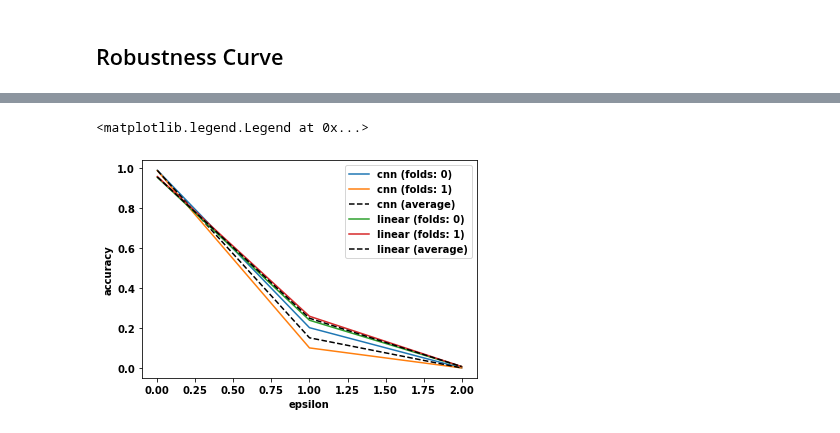
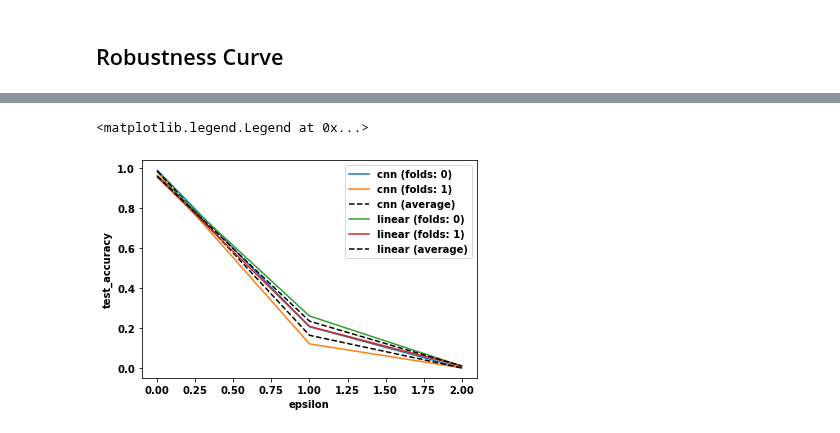
Before and after one commit to mit-ll-responsible-ai/responsible-ai-toolbox, a Jupyter notebook: docs/source/tutorials/Building-Workflows.ipynb, the cells around one changed output, grey strips where cells are left out. Drawn from its saved outputs; the diff is of its cells as text; code cells hidden in the pictures.

Commit message:
update doc and fix test error

```diff
--- a/docs/source/tutorials/Building-Workflows.ipynb
+++ b/docs/source/tutorials/Building-Workflows.ipynb
@@ -349,8 +370,8 @@ Attributes:
 # %%
 fig, ax = plt.subplots()
 for name, g in xdata.groupby("model"):
-    g.val_accuracy[:, 0].plot.line(x="epochs", label=f"{name} (fold)", ax=ax)
-    g.val_accuracy[:, 0].mean("fold").plot.line(x="epochs", label=name, ax=ax, linestyle="--", color="k")
+    g.val_accuracy[:, 0].plot.line(x="epoch", label=f"{name} (fold)", ax=ax)
+    g.val_accuracy[:, 0].mean("fold").plot.line(x="epoch", label=name, ax=ax, linestyle="--", color="k")
 plt.legend()
 # %% [output]
 <matplotlib.legend.Legend at 0x...>
@@ -360,20 +419,15 @@ plt.legend()
 # %%
 class ExperimentRobustnessCurve(RobustnessCurve):
     @staticmethod
-    def evaluation_task(evalulator: Partial[Tester], exp_dir: str):
-        return evalulator(exp_dir=exp_dir)
+    def evaluation_task(trainer: Trainer, module: LightningModule):
+        trainer.test(module)
+        return tr.load("test_metrics.pt")
 
-    def load_from_dir(self,
-        working_dir: Union[Path, str],
-        config_dir: str = ".hydra",
-        metrics_filename: str = "test_metrics.pt",
-    ) -> "ExperimentRobustnessCurve":
-        super().load_from_dir(working_dir=working_dir, config_dir=config_dir, metrics_filename=metrics_filename)
-
+    def _load_exp_overrides(self, working_dir: Union[str, Path], config_dir: str = ".hydra"):
         ################################################
         # Load multirun values from experiment directory
         ################################################
-        multirun_cfg = self.working_dir / "multirun.yaml"
+        multirun_cfg = Path(working_dir) / "multirun.yaml"
         assert (
             multirun_cfg.exists()
         ), "Working directory does not contain `multirun.yaml` file.  Be sure to use the value of the Hydra sweep directory for the workflow"
@@ -398,6 +452,19 @@ class ExperimentRobustnessCurve(RobustnessCurve):
 
         return self
 
+    def jobs_post_process(self):
+        super().jobs_post_process()
+        self._load_exp_overrides(self.working_dir)
+
+    def load_from_dir(self,
+        working_dir: Union[Path, str],
+        config_dir: str = ".hydra",
+        metrics_filename: str = "test_metrics.pt",
+    ) -> "ExperimentRobustnessCurve":
+        super().load_from_dir(working_dir=working_dir, config_dir=config_dir, metrics_filename=metrics_filename)
+        self._load_exp_overrides(working_dir=working_dir, config_dir=config_dir)
+        return self
+
     def to_xarray(self, non_multirun_params_as_singleton_dims: bool = False):
         xdata = super().to_xarray(non_multirun_params_as_singleton_dims=non_multirun_params_as_singleton_dims)
 
@@ -414,6 +481,6 @@ class ExperimentRobustnessCurve(RobustnessCurve):
 
         return xdata.assign_coords(coords)
 # %%
-exp_dir = [m.parent for m in kfold_task.working_dir.absolute().glob("**/model.ckpt")]
+exp_dir = [m.parent for m in kfold_task.working_dir.absolute().glob("**/fit_metrics.pt")]
 exp_dir
 # %% [output]
@@ -424,6 +491,6 @@ exp_dir
 # %%
-# robustness_curve_task = ExperimentRobustnessCurve(TestConfig)
-# robustness_curve_task.run(epsilon=[0,1,2], exp_dir=multirun(exp_dir))
+robustness_curve_task = ExperimentRobustnessCurve(TestConfig)
+robustness_curve_task.run(epsilon=[0,1,2], exp_dir=multirun(exp_dir), overrides=["hydra.sweep.dir=outputs/robustness_curves"])
 
 ## You can load an old experiment
-robustness_curve_task = ExperimentRobustnessCurve().load_from_dir("multirun/2022-05-11/09-44-42")
+# robustness_curve_task = ExperimentRobustnessCurve().load_from_dir("multirun/2022-05-11/12-31-52")
@@ -447,11 +560,11 @@ Data variables:
 # %%
 fig, ax = plt.subplots()
 for name, g in rdata.groupby("model"):
     for fold, gf in g.groupby("fold"):
-        gf.accuracy.plot.line(x="epsilon", label=f"{name} (folds: {fold})", ax=ax)
-    g.accuracy.mean("exp_dir").plot.line(x="epsilon", label=f"{name} (average)", ax=ax, linestyle="--", color="k")
+        gf.test_accuracy.plot.line(x="epsilon", label=f"{name} (folds: {fold})", ax=ax)
+    g.test_accuracy.mean("exp_dir").plot.line(x="epsilon", label=f"{name} (average)", ax=ax, linestyle="--", color="k")
 
 plt.legend()
 # %% [output]
 <matplotlib.legend.Legend at 0x...>
-[figure, old version]
+[figure, new version]
```
Also changed, not shown: parts of 17 cells of this notebook, 1 other file.
